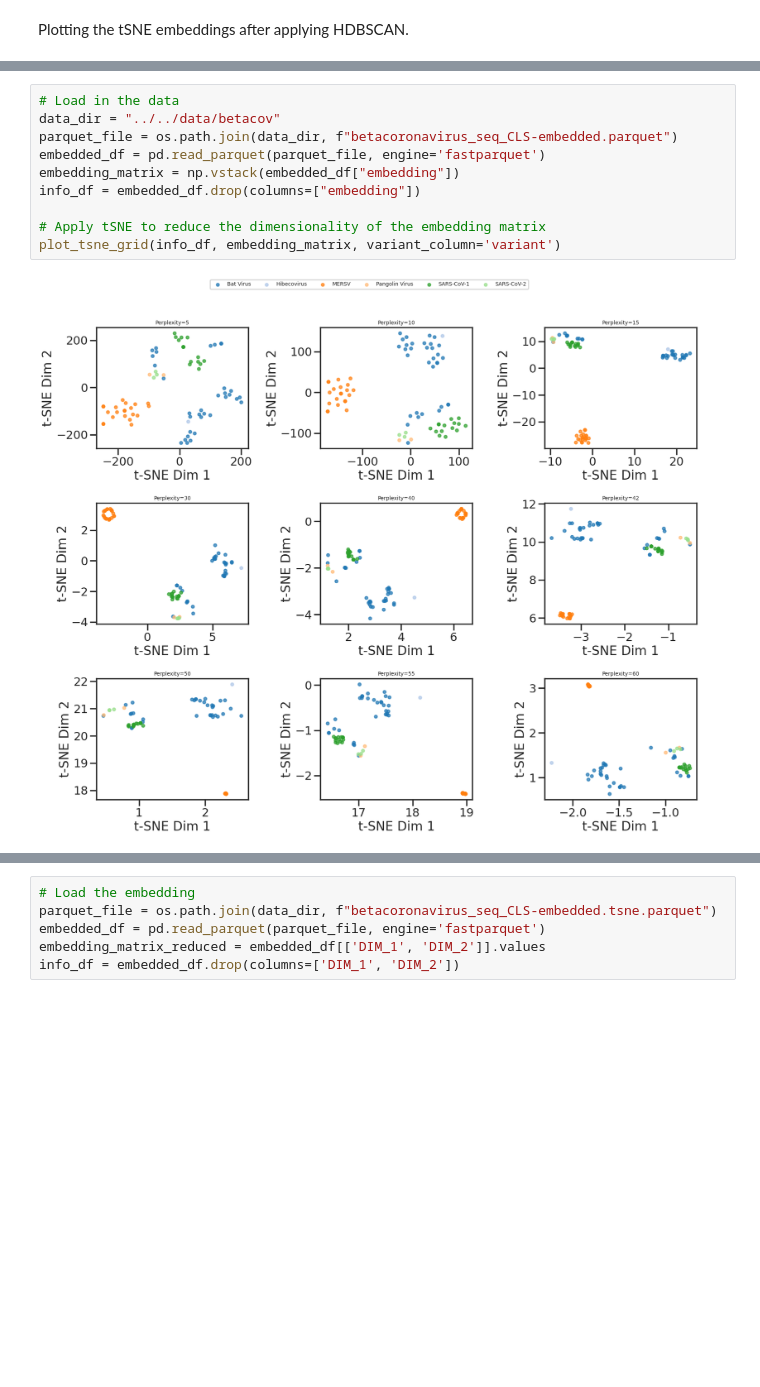
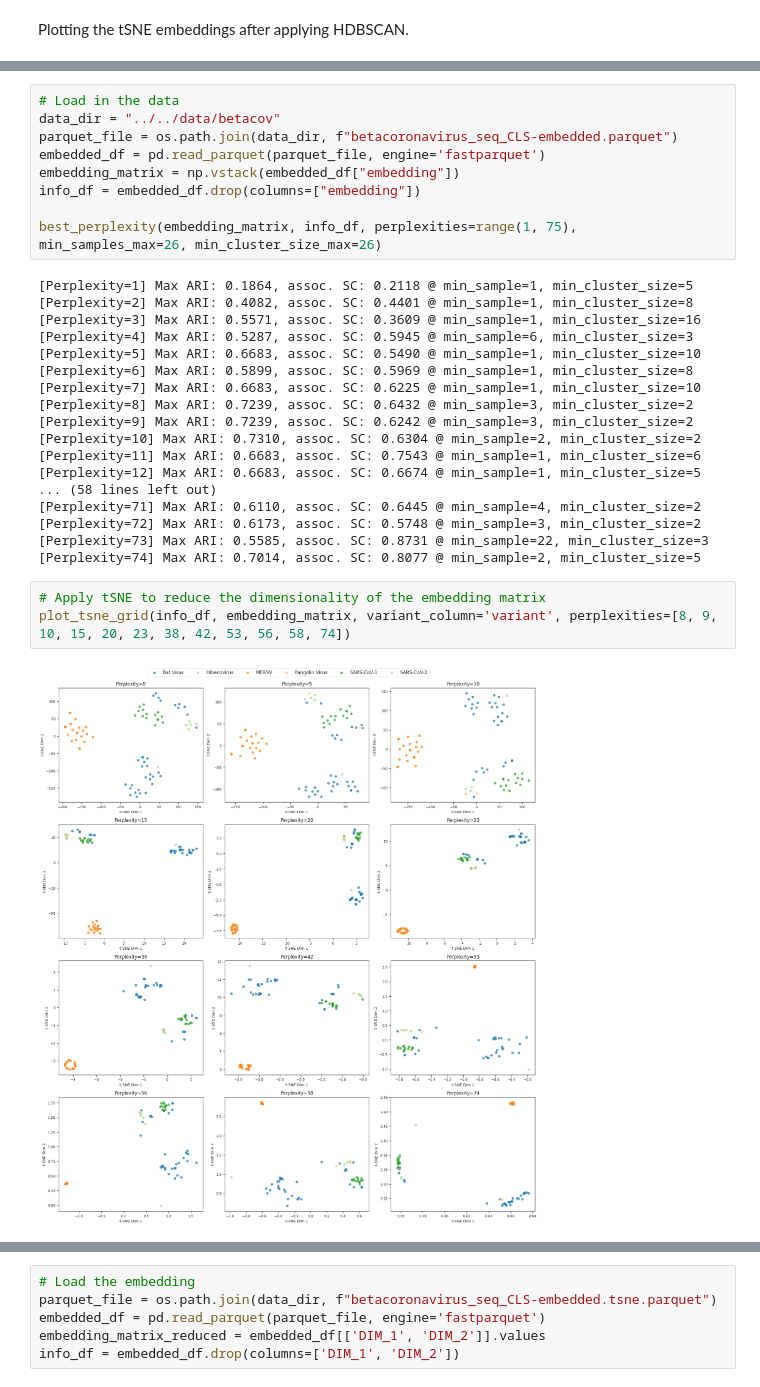
Before and after one commit to lanl/prime, a Jupyter notebook: notebooks/clustering/hdbscan_clustering-betacov.ipynb, the cells around one changed output, grey strips where cells are left out. Drawn from its saved outputs; the diff is of its cells as text; blank space fills up the shorter version.

```diff
--- a/notebooks/clustering/hdbscan_clustering-betacov.ipynb
+++ b/notebooks/clustering/hdbscan_clustering-betacov.ipynb
@@ -635,9 +714,29 @@ embedded_df = pd.read_parquet(parquet_file, engine='fastparquet')
 embedding_matrix = np.vstack(embedded_df["embedding"])
 info_df = embedded_df.drop(columns=["embedding"])
 
-# Apply tSNE to reduce the dimensionality of the embedding matrix
-plot_tsne_grid(info_df, embedding_matrix, variant_column='variant')
+best_perplexity(embedding_matrix, info_df, perplexities=range(1, 75), min_samples_max=26, min_cluster_size_max=26)
 # %% [output]
-[figure, removed]
+[Perplexity=1] Max ARI: 0.1864, assoc. SC: 0.2118 @ min_sample=1, min_cluster_size=5
+[Perplexity=2] Max ARI: 0.4082, assoc. SC: 0.4401 @ min_sample=1, min_cluster_size=8
+[Perplexity=3] Max ARI: 0.5571, assoc. SC: 0.3609 @ min_sample=1, min_cluster_size=16
+[Perplexity=4] Max ARI: 0.5287, assoc. SC: 0.5945 @ min_sample=6, min_cluster_size=3
+[Perplexity=5] Max ARI: 0.6683, assoc. SC: 0.5490 @ min_sample=1, min_cluster_size=10
+[Perplexity=6] Max ARI: 0.5899, assoc. SC: 0.5969 @ min_sample=1, min_cluster_size=8
+[Perplexity=7] Max ARI: 0.6683, assoc. SC: 0.6225 @ min_sample=1, min_cluster_size=10
+[Perplexity=8] Max ARI: 0.7239, assoc. SC: 0.6432 @ min_sample=3, min_cluster_size=2
+[Perplexity=9] Max ARI: 0.7239, assoc. SC: 0.6242 @ min_sample=3, min_cluster_size=2
+[Perplexity=10] Max ARI: 0.7310, assoc. SC: 0.6304 @ min_sample=2, min_cluster_size=2
+[Perplexity=11] Max ARI: 0.6683, assoc. SC: 0.7543 @ min_sample=1, min_cluster_size=6
+[Perplexity=12] Max ARI: 0.6683, assoc. SC: 0.6674 @ min_sample=1, min_cluster_size=5
+... (58 lines left out)
+[Perplexity=71] Max ARI: 0.6110, assoc. SC: 0.6445 @ min_sample=4, min_cluster_size=2
+[Perplexity=72] Max ARI: 0.6173, assoc. SC: 0.5748 @ min_sample=3, min_cluster_size=2
+[Perplexity=73] Max ARI: 0.5585, assoc. SC: 0.8731 @ min_sample=22, min_cluster_size=3
+[Perplexity=74] Max ARI: 0.7014, assoc. SC: 0.8077 @ min_sample=2, min_cluster_size=5
+# %%
+# Apply tSNE to reduce the dimensionality of the embedding matrix
+plot_tsne_grid(info_df, embedding_matrix, variant_column='variant', perplexities=[8, 9, 10, 15, 20, 23, 38, 42, 53, 56, 58, 74])
+# %% [output]
+[figure, added]
 # %%
 # Save the embedding based off best perplexity
```
Also changed, not shown: parts of 17 cells of this notebook, 16 other files.
